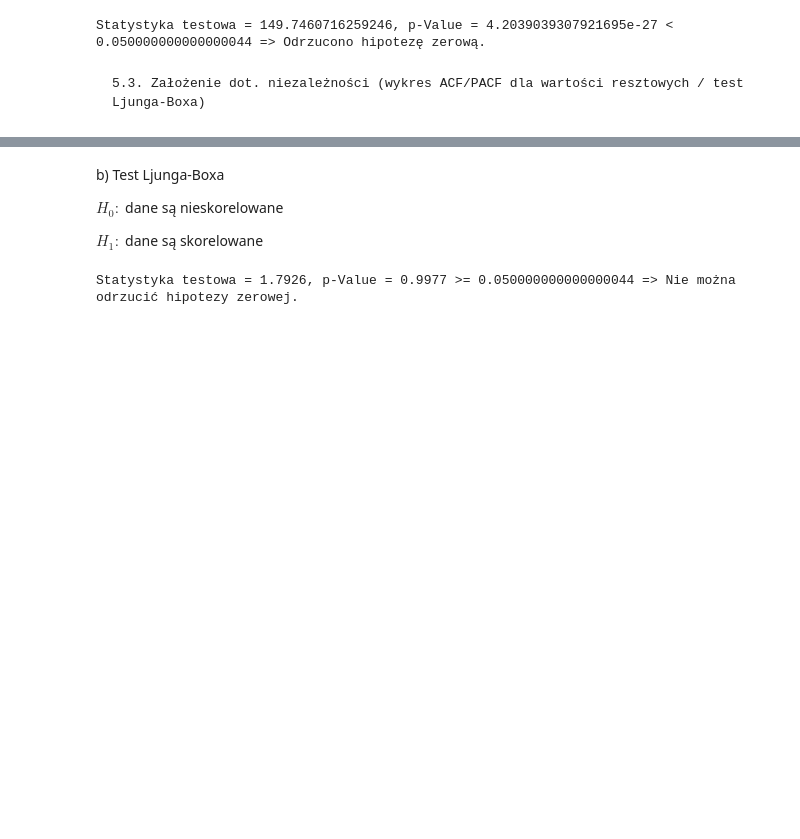
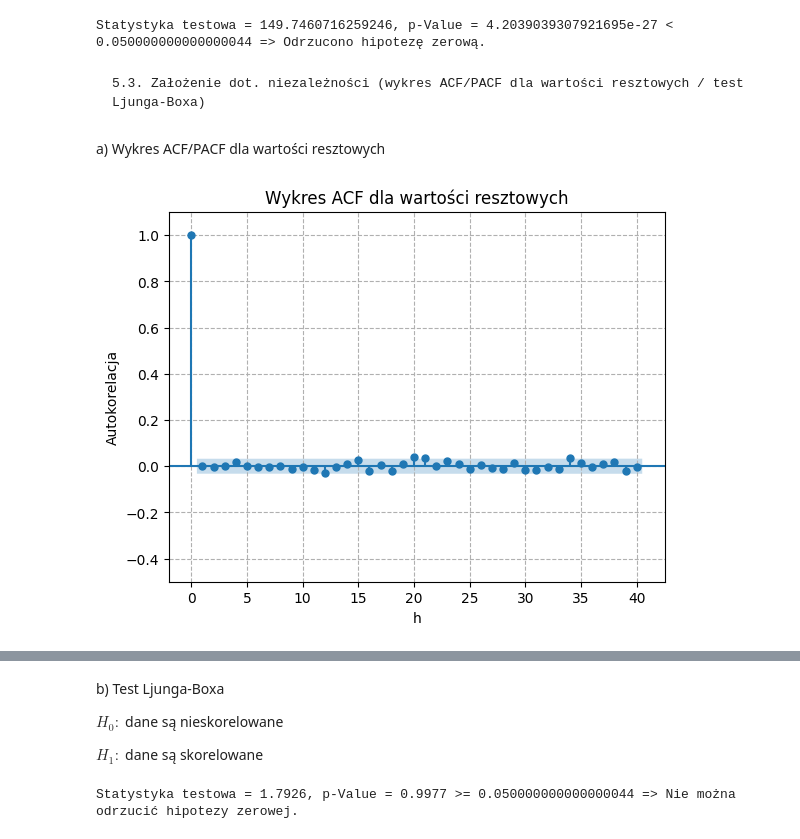
Before and after one commit to MagdalenaSudol/Model_ARMA, a Jupyter notebook: raport_boston.ipynb, the cells around one changed output, grey strips where cells are left out. Saved outputs shown, nothing was run; the diff lists cells and outputs as text; code cells hidden in the pictures; blank space fills up the shorter version.

```diff
--- a/raport_boston.ipynb
+++ b/raport_boston.ipynb
@@ -549,3 +551,17 @@ arch_test(residuals, confidence_level=0.95)
 Statystyka testowa = 149.7460716259246, p-Value = 4.2039039307921695e-27 < 0.050000000000000044 => Odrzucono hipotezę zerową.
 # %% [markdown]
     5.3. Założenie dot. niezależności (wykres ACF/PACF dla wartości resztowych / test Ljunga-Boxa)
+# %% [markdown]
+a) Wykres ACF/PACF dla wartości resztowych
+# %%
+plot_acf(residuals, lags=h)
+plt.title("Wykres ACF dla wartości resztowych")
+plt.grid(True, linestyle='--')
+plt.xlabel('h')
+plt.ylabel('Autokorelacja')
+plt.ylim(-0.5,1.1)
+
+plt.savefig('ACF_residua.png', bbox_inches='tight')
+plt.show()
+# %% [output]
+[figure, added]
```
Also changed, not shown: parts of 11 cells of this notebook.
